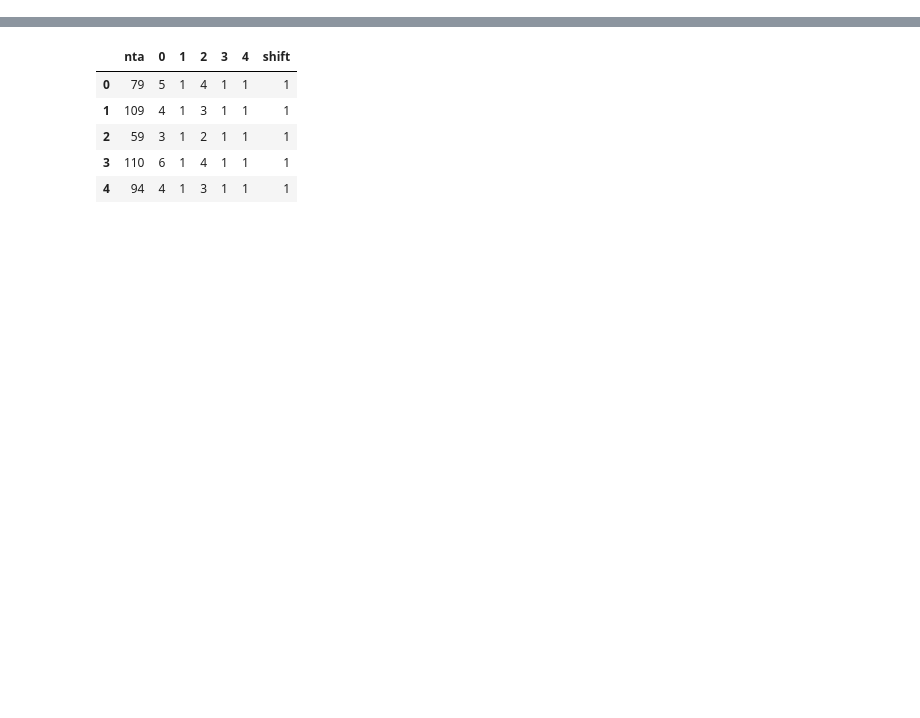
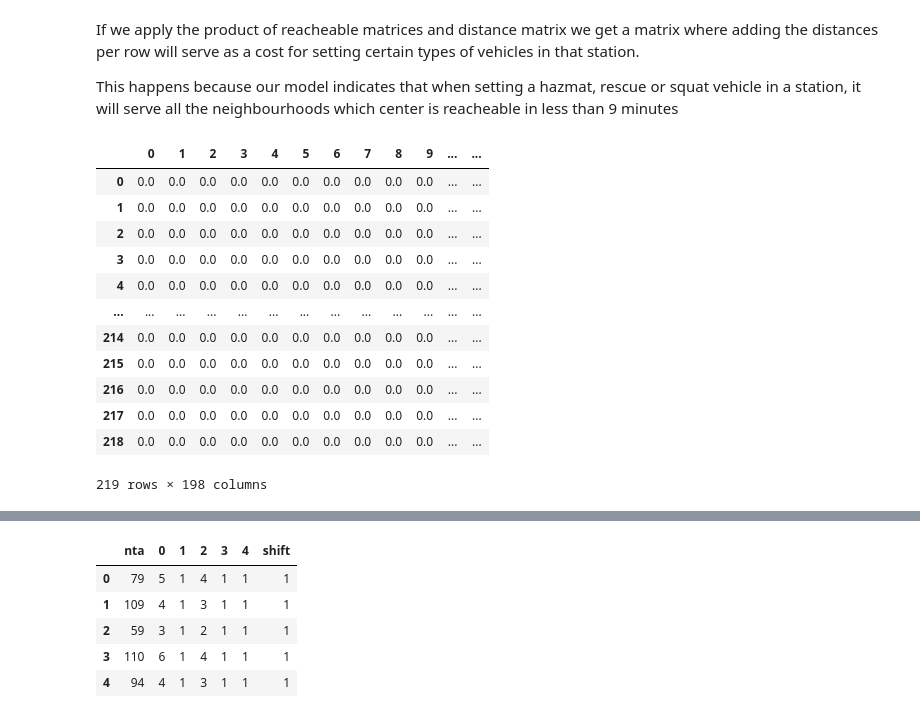
Before and after one commit to pepe-olivert/Optimization_NY_Fire_Departments, a Jupyter notebook: resolucion.ipynb, the cells around one changed output, grey strips where cells are left out. Drawn from its saved outputs; the diff is of its cells as text; code cells hidden in the pictures; blank space fills up the shorter version.

```diff
--- a/resolucion.ipynb
+++ b/resolucion.ipynb
@@ -53,0 +72,37 @@ def station2index(station):
+# %%
+# Load reacheable matrix (binary), indicating if a station (row) reaches a neighbourhood center (column) in
+# less than 9 minutes
+s = pd.read_csv("./aux_data/skl.csv",index_col=0)
+s.index = pd.Series(list(s.index)).apply(lambda x: station2index(x))
+s.columns = pd.Series(list(s.columns)).apply(lambda x: neighbourhood2index(x))
+# %%
+# Load distance matrix from station (row) to neighbourhood center (column)
+d = pd.read_csv("./aux_data/dlk.csv",index_col=0)
+d.index = pd.Series(list(d.index)).apply(lambda x: station2index(x))
+d.columns = pd.Series(list(d.columns)).apply(lambda x: neighbourhood2index(x))
+# %% [markdown]
+If we apply the product of reacheable matrices and distance matrix we get a matrix where adding the distances per row will serve as a cost for setting certain types of vehicles in that station.
+
+This happens because our model indicates that when setting a hazmat, rescue or squat vehicle in a station, it will serve all the neighbourhoods which center is reacheable in less than 9 minutes
+# %%
+# The sum of the rows will be used to compute the cost of assigning certain vehicles to certain stations
+#
+cost_matrix = d*s
+cost_matrix["cost"] = cost_matrix.apply(lambda x:sum(x),axis=1) #total duration of way from station to reacheable centers
+cost_matrix["reacheable_neighbourhoods"] = s.apply(lambda x:sum(x),axis=1)  #total reacheable centers
+cost_matrix["normalized_cost"] = cost_matrix.apply(lambda x: x["cost"]/x["reacheable_neighbourhoods"],axis=1)
+cost_matrix
+# %% [output]
+|  | 0 | 1 | 2 | 3 | 4 | 5 | 6 | 7 | 8 | 9 | ... | ... |
+| 0 | 0.0 | 0.0 | 0.0 | 0.0 | 0.0 | 0.0 | 0.0 | 0.0 | 0.0 | 0.0 | ... | ... |
+| 1 | 0.0 | 0.0 | 0.0 | 0.0 | 0.0 | 0.0 | 0.0 | 0.0 | 0.0 | 0.0 | ... | ... |
+| 2 | 0.0 | 0.0 | 0.0 | 0.0 | 0.0 | 0.0 | 0.0 | 0.0 | 0.0 | 0.0 | ... | ... |
+| 3 | 0.0 | 0.0 | 0.0 | 0.0 | 0.0 | 0.0 | 0.0 | 0.0 | 0.0 | 0.0 | ... | ... |
+| 4 | 0.0 | 0.0 | 0.0 | 0.0 | 0.0 | 0.0 | 0.0 | 0.0 | 0.0 | 0.0 | ... | ... |
+| ... | ... | ... | ... | ... | ... | ... | ... | ... | ... | ... | ... | ... |
+| 214 | 0.0 | 0.0 | 0.0 | 0.0 | 0.0 | 0.0 | 0.0 | 0.0 | 0.0 | 0.0 | ... | ... |
+| 215 | 0.0 | 0.0 | 0.0 | 0.0 | 0.0 | 0.0 | 0.0 | 0.0 | 0.0 | 0.0 | ... | ... |
+| 216 | 0.0 | 0.0 | 0.0 | 0.0 | 0.0 | 0.0 | 0.0 | 0.0 | 0.0 | 0.0 | ... | ... |
+| 217 | 0.0 | 0.0 | 0.0 | 0.0 | 0.0 | 0.0 | 0.0 | 0.0 | 0.0 | 0.0 | ... | ... |
+| 218 | 0.0 | 0.0 | 0.0 | 0.0 | 0.0 | 0.0 | 0.0 | 0.0 | 0.0 | 0.0 | ... | ... |
+219 rows × 198 columns
```
Also changed, not shown: parts of 33 cells of this notebook.
